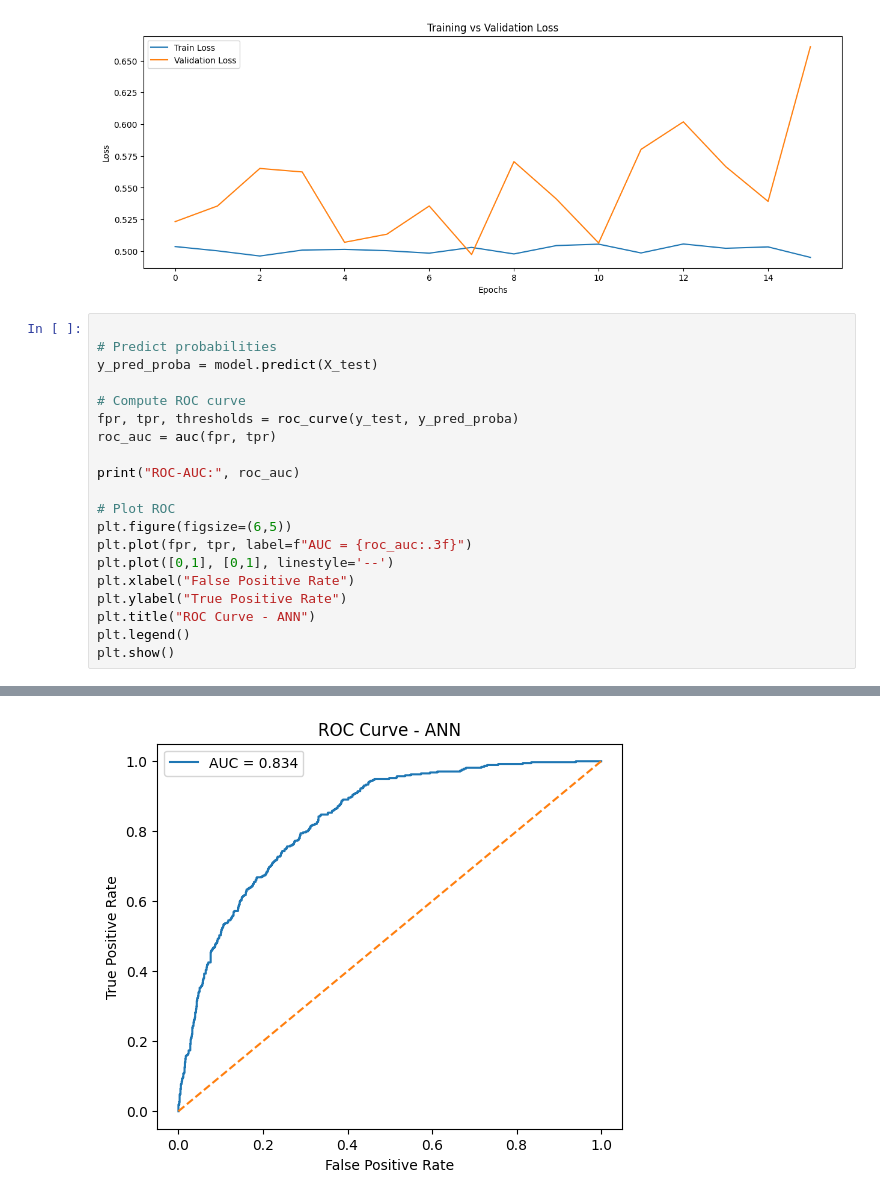
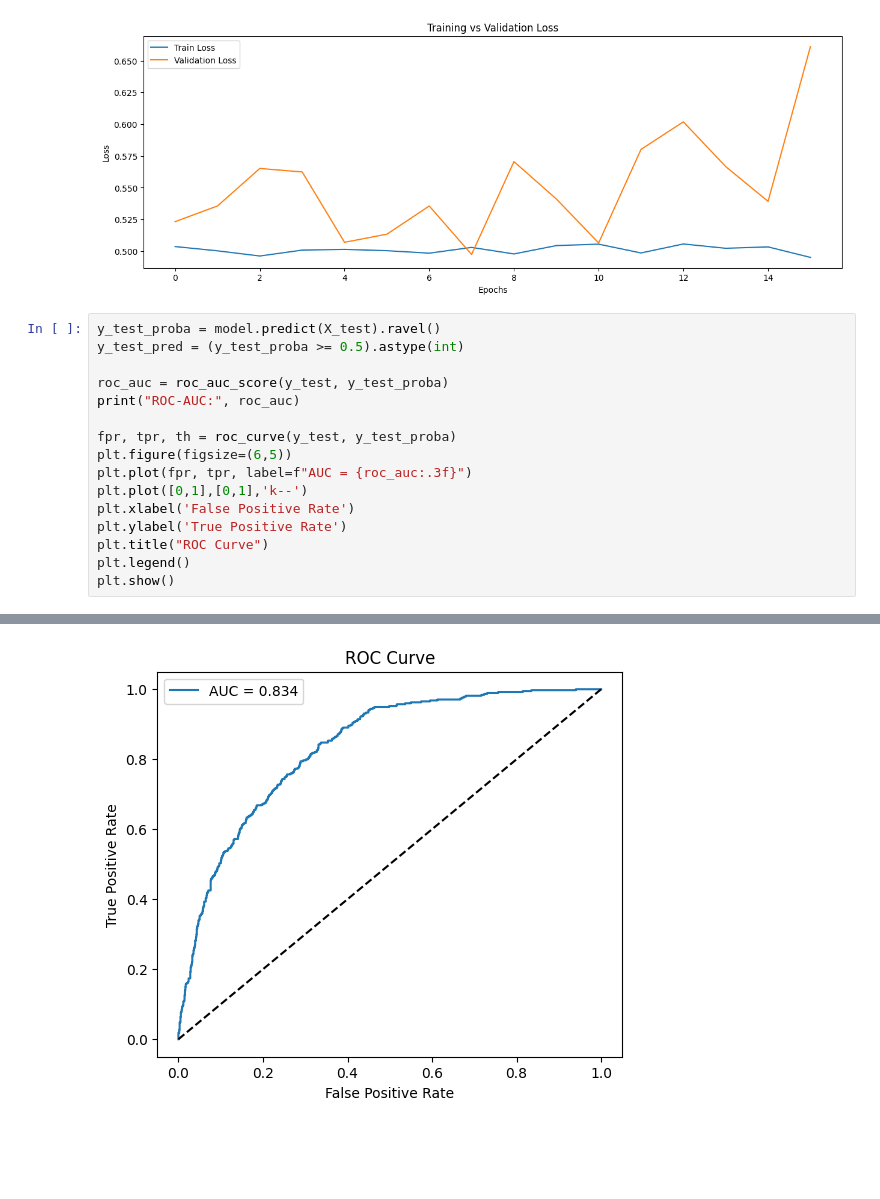
Before and after one commit to awithaaa/telco-customer-churn, a Jupyter notebook: Telco_Customer_Churn.ipynb, the cells around one changed output, grey strips where cells are left out. Cells and saved outputs as stored; diff of their text form; blank space fills up the shorter version.

```diff
--- a/Telco_Customer_Churn.ipynb
+++ b/Telco_Customer_Churn.ipynb
@@ -900,23 +917,19 @@ plt.show()
 # %% [output]
 [figure]
 # %%
+y_test_proba = model.predict(X_test).ravel()
+y_test_pred = (y_test_proba >= 0.5).astype(int)
 
-# Predict probabilities
-y_pred_proba = model.predict(X_test)
-
-# Compute ROC curve
-fpr, tpr, thresholds = roc_curve(y_test, y_pred_proba)
-roc_auc = auc(fpr, tpr)
-
+roc_auc = roc_auc_score(y_test, y_test_proba)
 print("ROC-AUC:", roc_auc)
 
-# Plot ROC
+fpr, tpr, th = roc_curve(y_test, y_test_proba)
 plt.figure(figsize=(6,5))
 plt.plot(fpr, tpr, label=f"AUC = {roc_auc:.3f}")
-plt.plot([0,1], [0,1], linestyle='--')
-plt.xlabel("False Positive Rate")
-plt.ylabel("True Positive Rate")
-plt.title("ROC Curve - ANN")
+plt.plot([0,1],[0,1],'k--')
+plt.xlabel('False Positive Rate')
+plt.ylabel('True Positive Rate')
+plt.title("ROC Curve")
 plt.legend()
 plt.show()
 # %% [output]
@@ -924,2 +937,2 @@ plt.show()
 ROC-AUC: 0.8343666847503164
-[figure, old version]
+[figure, new version]
```
Also changed, not shown: parts of 20 cells of this notebook.
